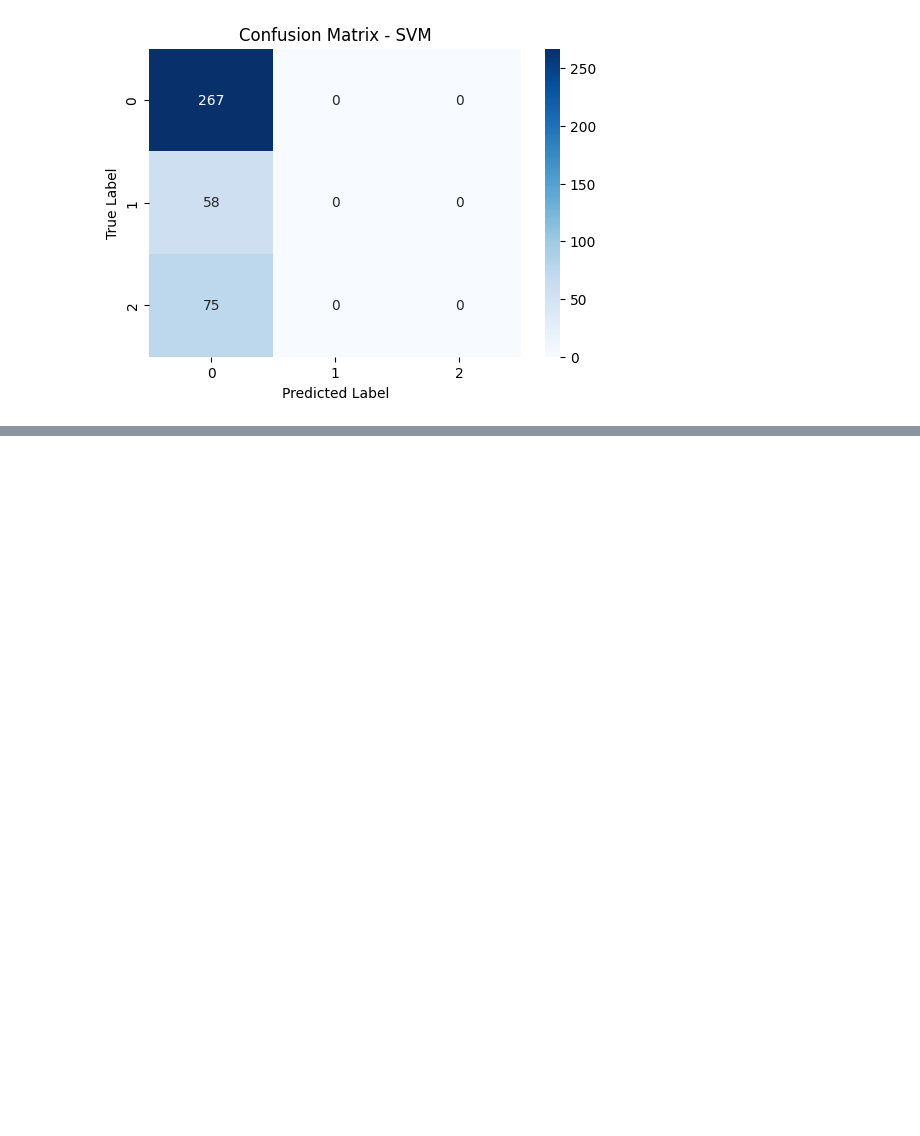
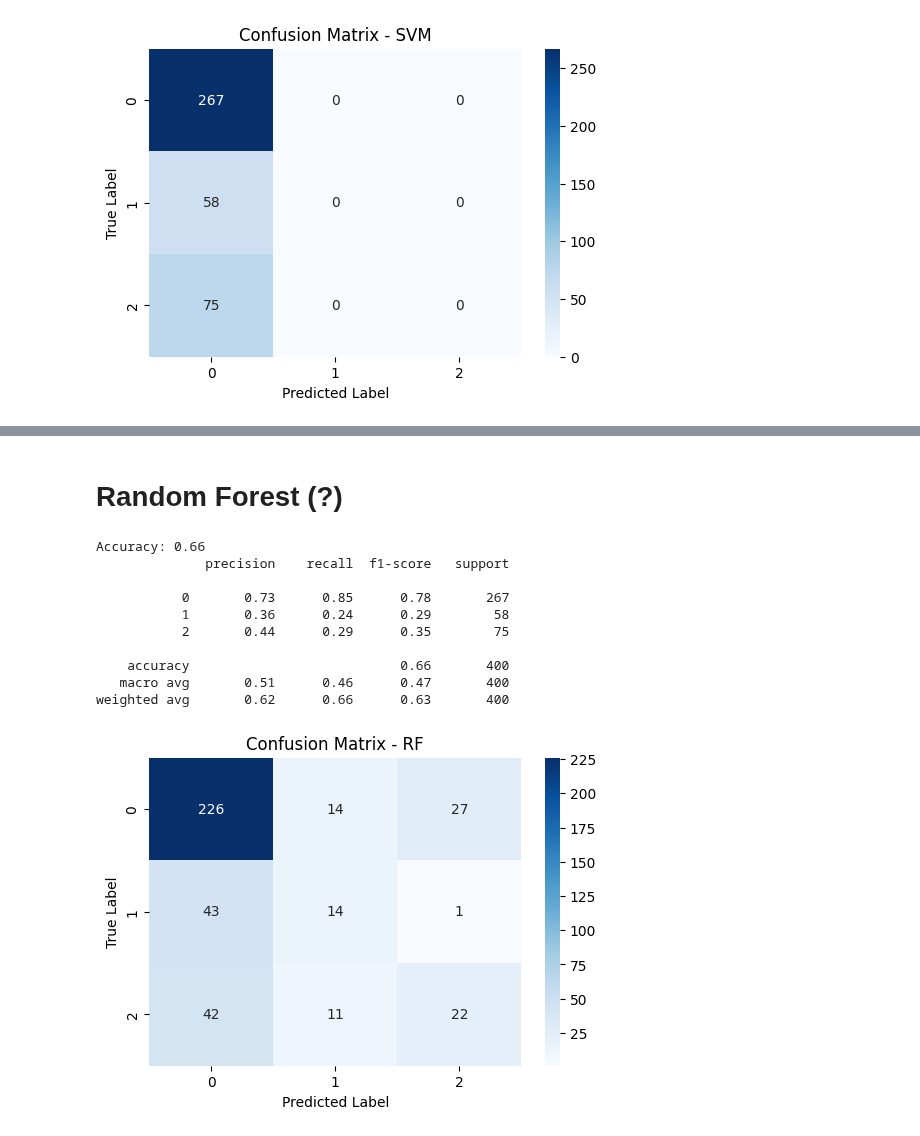
Before and after one commit to maxvonlancaster/nlp-fuzzy, a Jupyter notebook: src/medical.ipynb, the cells around one changed output, grey strips where cells are left out. Drawn from its saved outputs; the diff is of its cells as text; code cells hidden in the pictures; blank space fills up the shorter version.

```diff
--- a/src/medical.ipynb
+++ b/src/medical.ipynb
@@ -97,0 +159,45 @@ weighted avg       0.45      0.67      0.53       400
+# %% [markdown]
+# Random Forest (?)
+# %%
+from sklearn.model_selection import train_test_split
+from sklearn.ensemble import RandomForestClassifier
+from sklearn.metrics import classification_report, accuracy_score
+
+# Load dataset
+X = data[numerical_features]
+y = data['treatment_plan_int']
+
+# Split into train/test
+X_train, X_test, y_train, y_test = train_test_split(
+    X, y, test_size=0.2, random_state=42
+)
+
+rf_model = RandomForestClassifier(n_estimators=100, random_state=42)
+rf_model.fit(X_train, y_train)
+
+y_pred = rf_model.predict(X_test)
+
+# Evaluate
+accuracy = accuracy_score(y_test, y_pred)
+print(f"Accuracy: {accuracy:.2f}")
+print(classification_report(y_test, y_pred))
+
+cm = confusion_matrix(y_test, y_pred)
+plt.figure(figsize=(6, 4))
+sns.heatmap(cm, annot=True, fmt="d", cmap="Blues", xticklabels=["0", "1", "2"], yticklabels=["0", "1", "2"])
+plt.xlabel("Predicted Label")
+plt.ylabel("True Label")
+plt.title("Confusion Matrix - RF")
+plt.show()
+# %% [output]
+Accuracy: 0.66
+              precision    recall  f1-score   support
+
+           0       0.73      0.85      0.78       267
+           1       0.36      0.24      0.29        58
+           2       0.44      0.29      0.35        75
+
+    accuracy                           0.66       400
+   macro avg       0.51      0.46      0.47       400
+weighted avg       0.62      0.66      0.63       400
+[figure, added]
```
Also changed, not shown: parts of 6 cells of this notebook, 2 other files.
